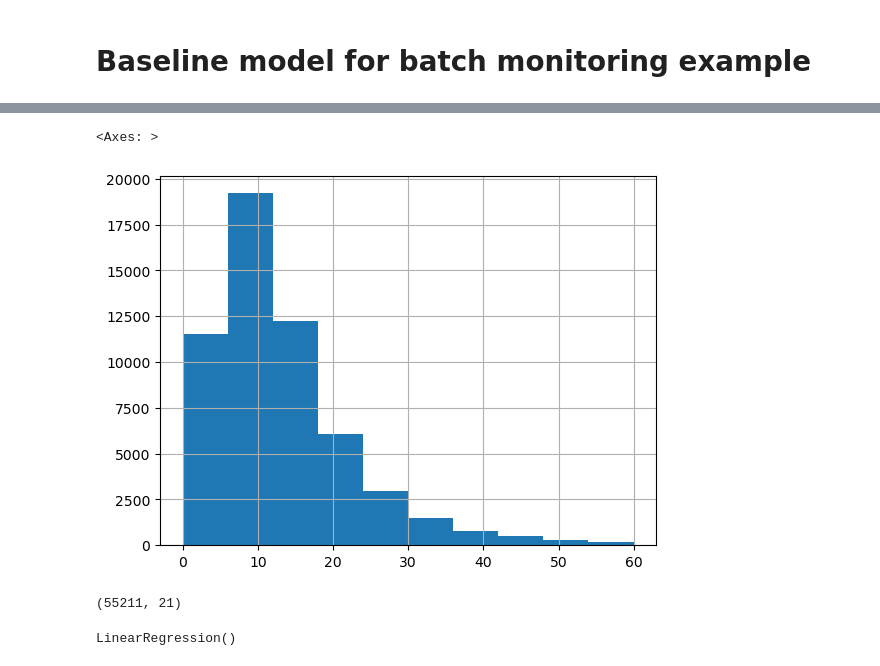
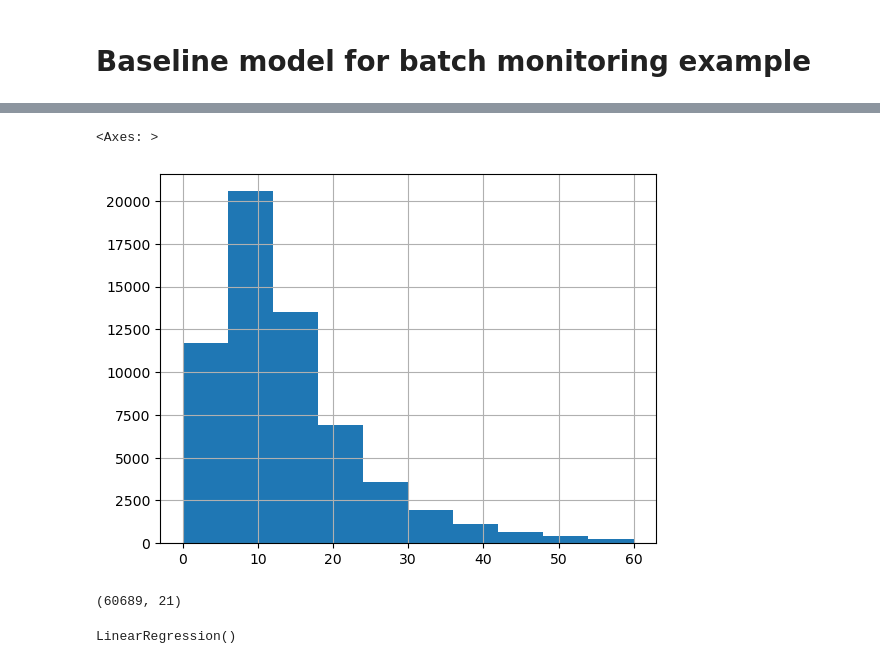
Before and after one commit to DineshChopra/mlops-zoomcamp, a Jupyter notebook: cohorts/2023/05-monitoring/baseline_model_nyc_taxi_data.ipynb, the cells around one changed output, grey strips where cells are left out. Cells and saved outputs as stored; diff of their text form; code cells hidden in the pictures.

Commit message:
07-project: data exploration

```diff
--- a/cohorts/2023/05-monitoring/baseline_model_nyc_taxi_data.ipynb
+++ b/cohorts/2023/05-monitoring/baseline_model_nyc_taxi_data.ipynb
@@ -23,0 +25,2 @@ feb_data_uri = 'https://d37ci6vzurychx.cloudfront.net/trip-data/green_tripdata_2
+# %%
+mar_2023_green_data = pd.read_parquet(mar_2023_green_data_uri)
@@ -35,26 +42,28 @@ jan_data.describe()
 | 75% | 2.000000 | 2022-01-24 09:16:50 | 2022-01-24 09:37:28 | 1.000000 | 130.000000 | 215.000000 | ... |
 | max | 2.000000 | 2022-01-31 23:57:37 | 2022-02-01 21:01:54 | 5.000000 | 265.000000 | 265.000000 | ... |
 | std | 0.357556 | NaN | NaN | 0.862313 | 62.987311 | 77.590956 | ... |
+# %%
+data = mar_2023_green_data
 # %%
 # create target
-jan_data["duration_min"] = jan_data.lpep_dropoff_datetime - jan_data.lpep_pickup_datetime
-jan_data.duration_min = jan_data.duration_min.apply(lambda td : float(td.total_seconds())/60)
+data["duration_min"] = data.lpep_dropoff_datetime - data.lpep_pickup_datetime
+data.duration_min = data.duration_min.apply(lambda td : float(td.total_seconds())/60)
 # %%
 # filter out outlires
-jan_data = jan_data[(jan_data.duration_min >= 0) & (jan_data.duration_min <= 60)]
-jan_data = jan_data[(jan_data.passenger_count > 0) & (jan_data.passenger_count <= 8)]
+data = data[(data.duration_min >= 0) & (data.duration_min <= 60)]
+data = data[(data.passenger_count > 0) & (data.passenger_count <= 8)]
 # %%
-jan_data.duration_min.hist()
+data.duration_min.hist()
 # %% [output]
 <Axes: >
-[figure, old version]
+[figure, new version]
 # %%
 # data labeling
 target = "duration_min"
 num_features = ["passenger_count", "trip_distance", "fare_amount", "total_amount"]
 cat_features = ["PULocationID", "DOLocationID"]
 # %%
-jan_data.shape
+data.shape
 # %% [output]
-(55211, 21)
+(60689, 21)
 # %%
```
Also changed, not shown: parts of 11 cells of this notebook, 5 other files.
